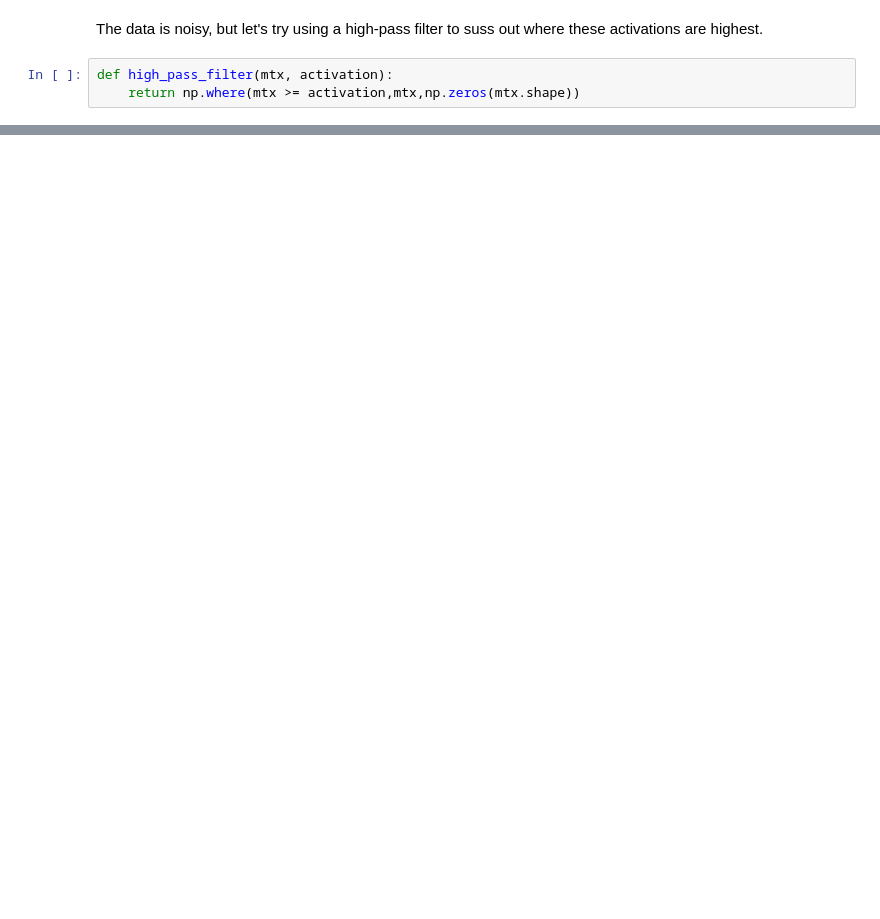
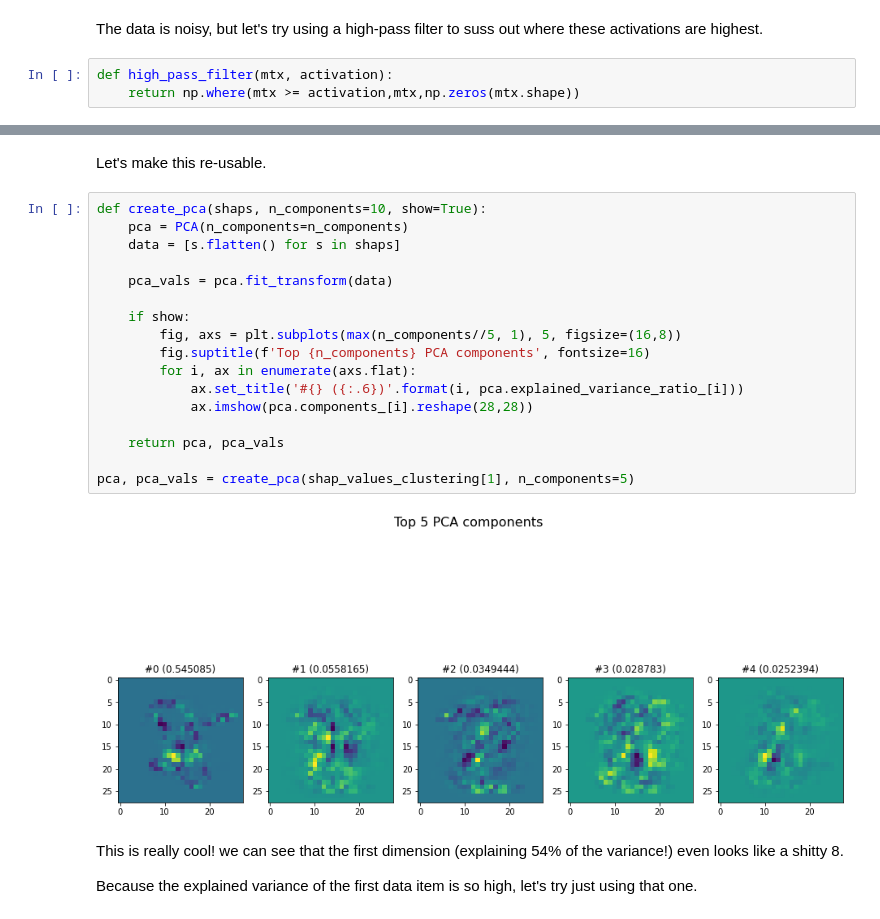
Before and after one commit to pkage/class_introspection, a Jupyter notebook: initial-explorations/MNIST- Keras.ipynb, the cells around one changed output, grey strips where cells are left out. Cells and saved outputs as stored; diff of their text form; blank space fills up the shorter version.

```diff
--- a/initial-explorations/MNIST- Keras.ipynb
+++ b/initial-explorations/MNIST- Keras.ipynb
@@ -350,0 +437,25 @@ plt.imshow(high_pass_filter(shap_values_hw[1][15],0.008))
+# %% [markdown]
+Let's make this re-usable.
+# %%
+def create_pca(shaps, n_components=10, show=True):
+    pca = PCA(n_components=n_components)
+    data = [s.flatten() for s in shaps]
+
+    pca_vals = pca.fit_transform(data)
+
+    if show:
+        fig, axs = plt.subplots(max(n_components//5, 1), 5, figsize=(16,8))
+        fig.suptitle(f'Top {n_components} PCA components', fontsize=16)
+        for i, ax in enumerate(axs.flat):
+            ax.set_title('#{} ({:.6})'.format(i, pca.explained_variance_ratio_[i]))
+            ax.imshow(pca.components_[i].reshape(28,28))
+
+    return pca, pca_vals
+
+pca, pca_vals = create_pca(shap_values_clustering[1], n_components=5)
+# %% [output]
+[figure, added]
+# %% [markdown]
+This is really cool! we can see that the first dimension (explaining 54% of the variance!) even looks like a shitty 8.
+
+Because the explained variance of the first data item is so high, let's try just using that one.
```
Also changed, not shown: parts of 49 cells of this notebook, 1 other file.
